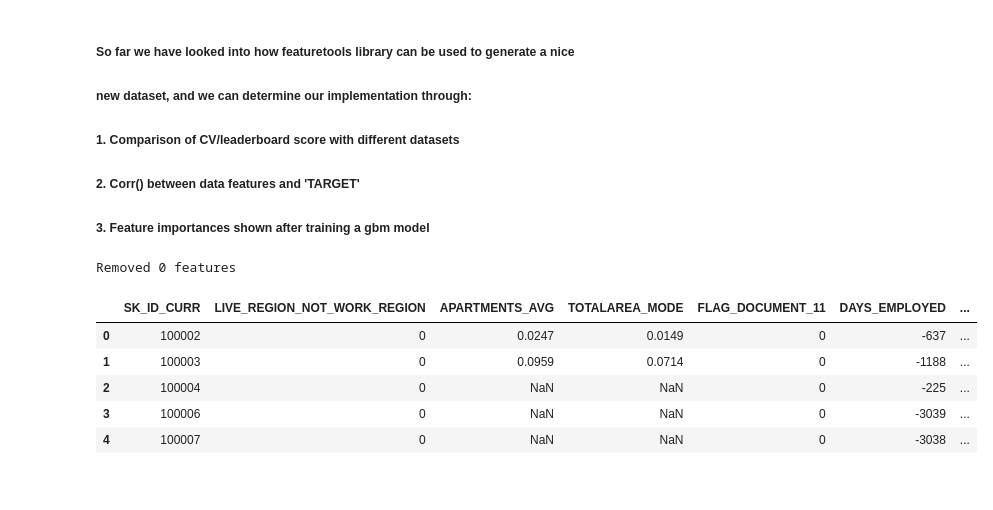
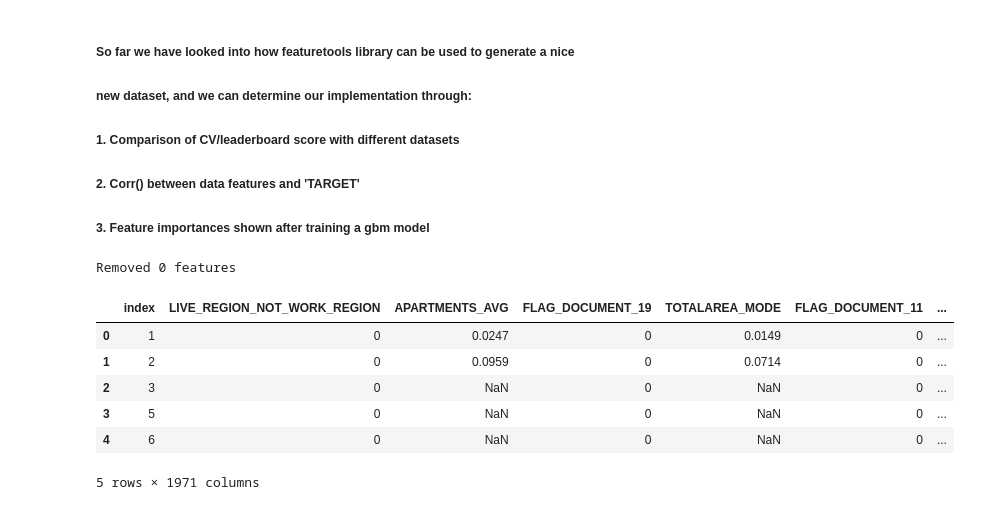
Before and after one commit to JHLee0513/Home_default_credit, a Jupyter notebook: Home_credit_challenge.ipynb, the cells around one changed output. Drawn from its saved outputs; the diff is of its cells as text; code cells hidden in the pictures.

```diff
--- a/Home_credit_challenge.ipynb
+++ b/Home_credit_challenge.ipynb
@@ -1567,14 +1575,15 @@ print('Final Testing Shape: ', test.shape)
 # %%
 train_2 = train.reset_index(drop=False)
 test_2 = test.reset_index(drop=False)
-#train_2.head()
+train_2.head()
 # %% [output]
-|  | SK_ID_CURR | LIVE_REGION_NOT_WORK_REGION | APARTMENTS_AVG | TOTALAREA_MODE | FLAG_DOCUMENT_11 | DAYS_EMPLOYED | ... |
-| 0 | 100002 | 0 | 0.0247 | 0.0149 | 0 | -637 | ... |
-| 1 | 100003 | 0 | 0.0959 | 0.0714 | 0 | -1188 | ... |
-| 2 | 100004 | 0 | NaN | NaN | 0 | -225 | ... |
-| 3 | 100006 | 0 | NaN | NaN | 0 | -3039 | ... |
-| 4 | 100007 | 0 | NaN | NaN | 0 | -3038 | ... |
+|  | index | LIVE_REGION_NOT_WORK_REGION | APARTMENTS_AVG | FLAG_DOCUMENT_19 | TOTALAREA_MODE | FLAG_DOCUMENT_11 | ... |
+| 0 | 1 | 0 | 0.0247 | 0 | 0.0149 | 0 | ... |
+| 1 | 2 | 0 | 0.0959 | 0 | 0.0714 | 0 | ... |
+| 2 | 3 | 0 | NaN | 0 | NaN | 0 | ... |
+| 3 | 5 | 0 | NaN | 0 | NaN | 0 | ... |
+| 4 | 6 | 0 | NaN | 0 | NaN | 0 | ... |
+5 rows × 1971 columns
 # %%
 submission, fi, metrics = model(train_2, test_2)
 print('Baseline metrics')
```
Also changed, not shown: parts of 43 cells of this notebook.
